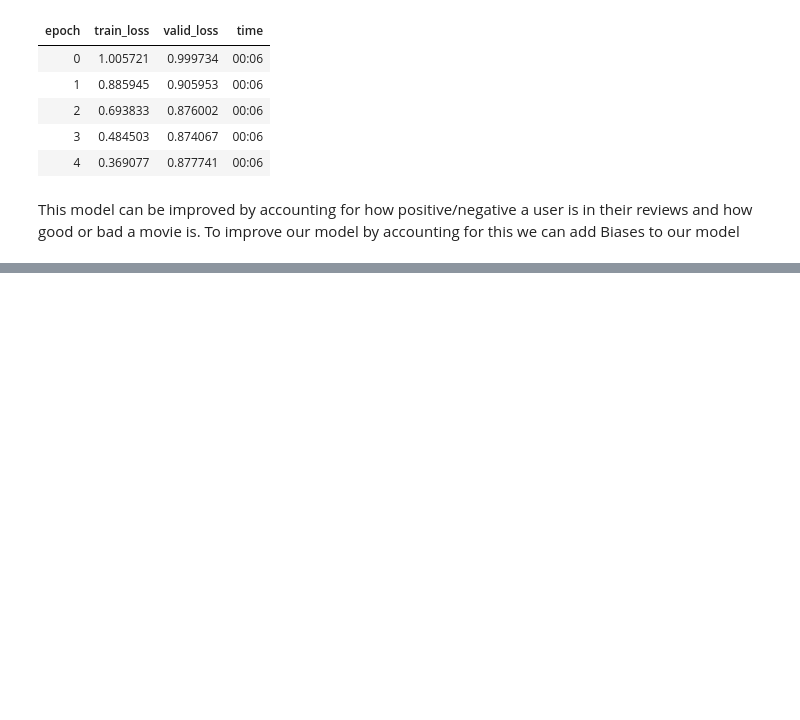
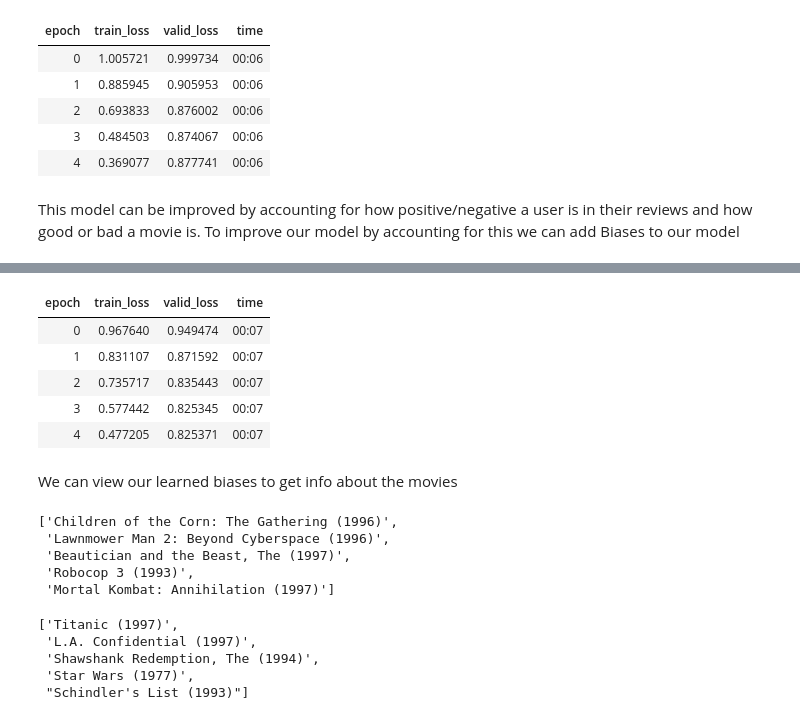
Before and after one commit to steimel60/ML, a Jupyter notebook: DeepLearning/MovieRecs.ipynb, the cells around one changed output, grey strips where cells are left out. Drawn from its saved outputs; the diff is of its cells as text; code cells hidden in the pictures; blank space fills up the shorter version.

```diff
--- a/DeepLearning/MovieRecs.ipynb
+++ b/DeepLearning/MovieRecs.ipynb
@@ -129,0 +153,55 @@ Our training loss improved but validation loss worsened - we are overfitting
+# %%
+#Func to create tensor param with random init
+def create_params(size):
+  return nn.Parameter(torch.zeros(*size).normal_(0,.01))
+#Rewrite our DotProductBias class
+class DotProductBias(Module):
+  def __init__(self, n_users, n_movies, n_factors, y_range=(0,5.5)):
+    self.user_factors = create_params([n_users, n_factors])
+    self.user_bias = create_params([n_users,1])
+    self.movie_factors = create_params([n_movies, n_factors])
+    self.movie_bias = create_params([n_movies,1])
+    self.y_range = y_range
+
+  def forward(self, x):
+    #Called when inheriting from a PyTorch class
+    users = self.user_factors[x[:,0]]
+    movies = self.movie_factors[x[:,1]]
+    res = (users * movies).sum(dim=1, keepdim=True)
+    res += self.user_bias[x[:,0]] + self.movie_bias[x[:,1]]
+    return sigmoid_range(res, *self.y_range)
+# %%
+#Train with new model
+model = DotProductBias(n_users, n_movies, 50)
+learn = Learner(dls, model, loss_func=MSELossFlat())
+learn.fit_one_cycle(5,5e-3,wd=.1)
+# %% [output]
+| epoch | train_loss | valid_loss | time |
+| 0 | 0.967640 | 0.949474 | 00:07 |
+| 1 | 0.831107 | 0.871592 | 00:07 |
+| 2 | 0.735717 | 0.835443 | 00:07 |
+| 3 | 0.577442 | 0.825345 | 00:07 |
+| 4 | 0.477205 | 0.825371 | 00:07 |
+# %% [markdown]
+We can view our learned biases to get info about the movies
+# %%
+#Low bias means people don't like it even if it fits their typical movie type
+movie_bias = learn.model.movie_bias.squeeze()
+idxs = movie_bias.argsort()[:5]
+[dls.classes['title'][i] for i in idxs]
+# %% [output]
+['Children of the Corn: The Gathering (1996)',
+ 'Lawnmower Man 2: Beyond Cyberspace (1996)',
+ 'Beautician and the Beast, The (1997)',
+ 'Robocop 3 (1993)',
+ 'Mortal Kombat: Annihilation (1997)']
+# %%
+#High bias means its popular even if its not typically what a user watches
+idxs = movie_bias.argsort(descending=True)[:5]
+[dls.classes['title'][i] for i in idxs]
+# %% [output]
+['Titanic (1997)',
+ 'L.A. Confidential (1997)',
+ 'Shawshank Redemption, The (1994)',
+ 'Star Wars (1977)',
+ "Schindler's List (1993)"]
```
Also changed, not shown: parts of 18 cells of this notebook.
